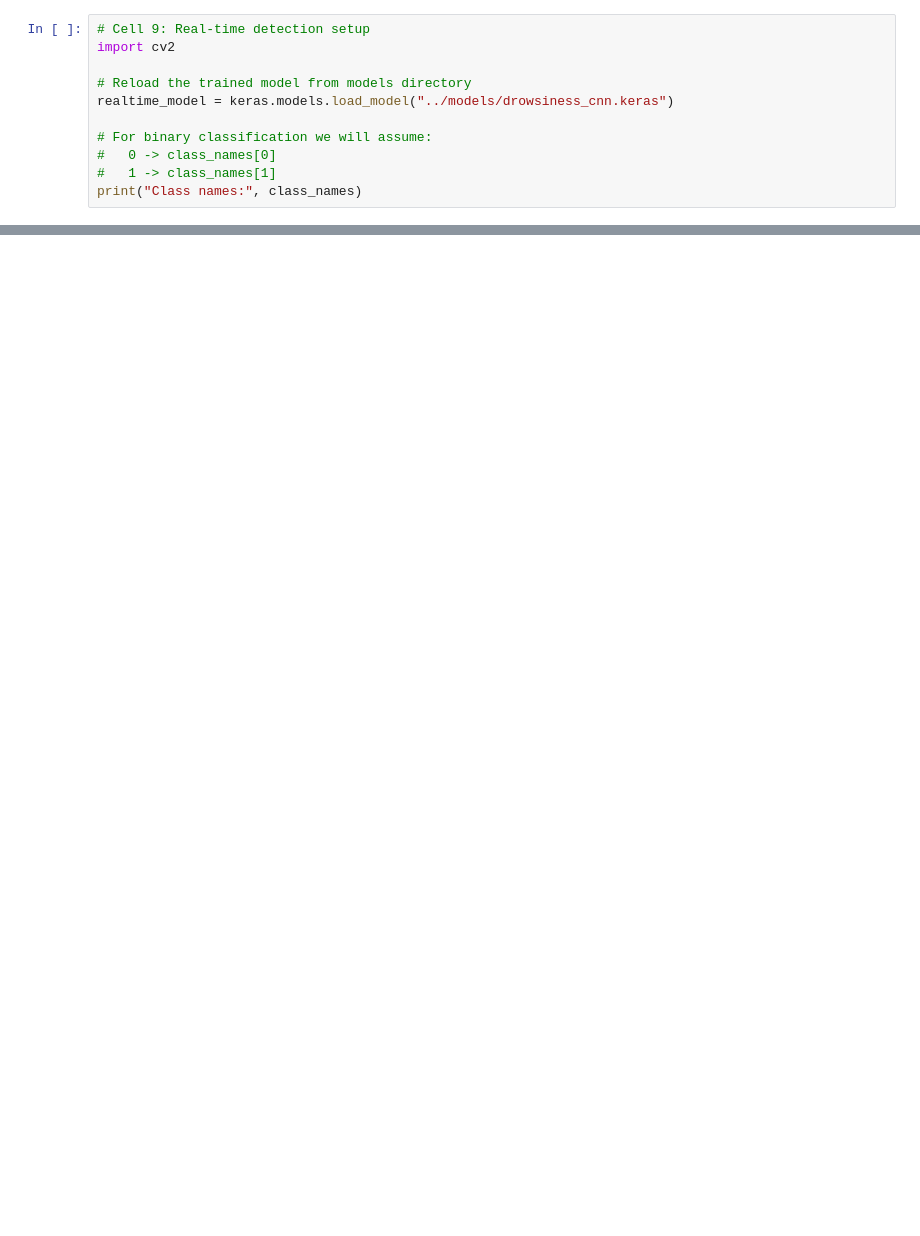
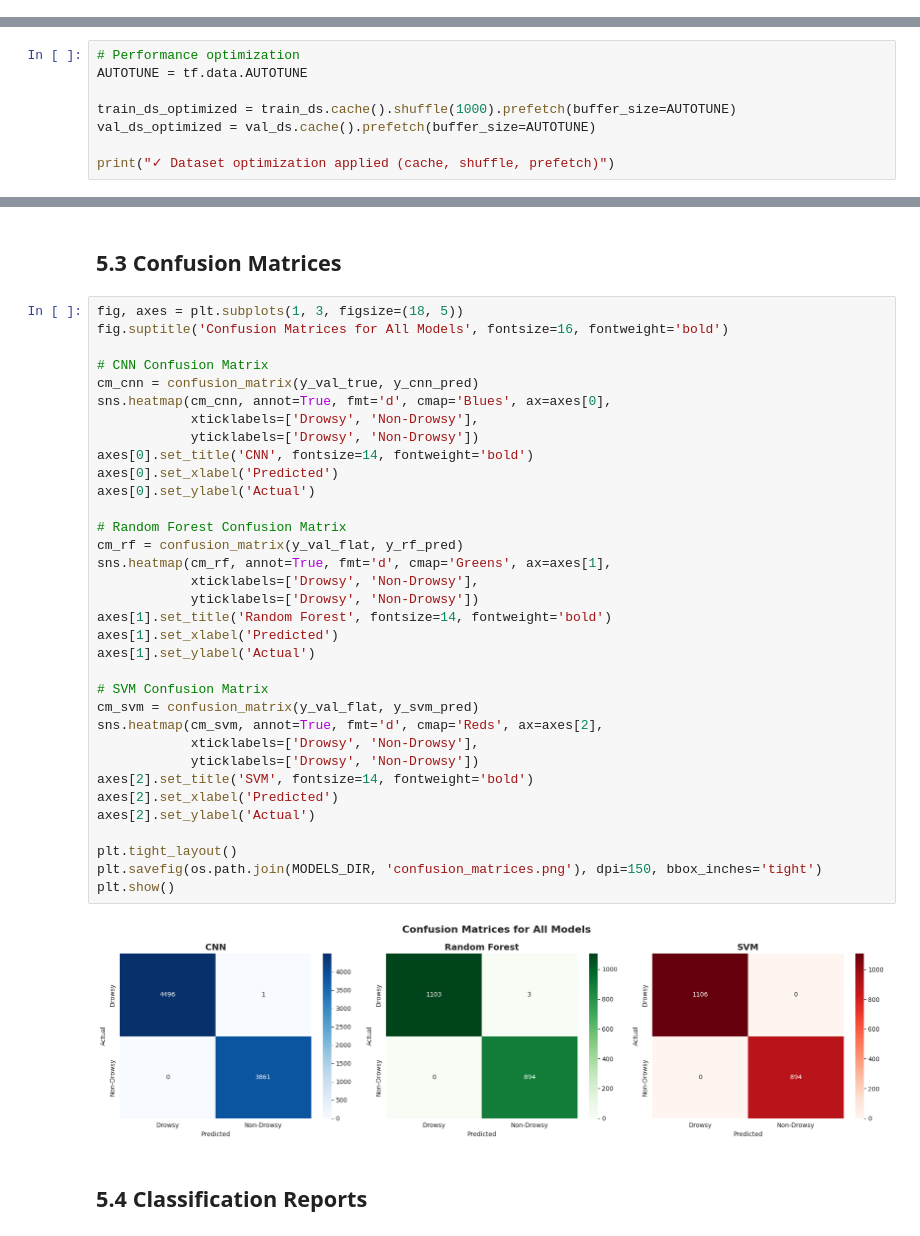
Before and after one commit to rahul6364/Drowsiness-Detection-DL, a Jupyter notebook: notebooks/drowsiness_detection.ipynb, the cells around one changed output, grey strips where cells are left out. Cells and saved outputs as stored; diff of their text form; blank space fills up the shorter version.

```diff
--- a/notebooks/drowsiness_detection.ipynb
+++ b/notebooks/drowsiness_detection.ipynb
@@ -613,11 +0,0 @@ realtime_model = keras.models.load_model("../models/drowsiness_cnn.keras")
-# %%
-# Cell 9: Real-time detection setup
-import cv2
-
-# Reload the trained model from models directory
-realtime_model = keras.models.load_model("../models/drowsiness_cnn.keras")
-
-# For binary classification we will assume:
-#   0 -> class_names[0]
-#   1 -> class_names[1]
-print("Class names:", class_names)
@@ -801,0 +197,8 @@ pci id for fd 109: 10de:1f15, driver (null)
+# %%
+# Performance optimization
+AUTOTUNE = tf.data.AUTOTUNE
+
+train_ds_optimized = train_ds.cache().shuffle(1000).prefetch(buffer_size=AUTOTUNE)
+val_ds_optimized = val_ds.cache().prefetch(buffer_size=AUTOTUNE)
+
+print("✓ Dataset optimization applied (cache, shuffle, prefetch)")
@@ -801,0 +770,40 @@ pci id for fd 109: 10de:1f15, driver (null)
+# %% [markdown]
+## 5.3 Confusion Matrices
+# %%
+fig, axes = plt.subplots(1, 3, figsize=(18, 5))
+fig.suptitle('Confusion Matrices for All Models', fontsize=16, fontweight='bold')
+
+# CNN Confusion Matrix
+cm_cnn = confusion_matrix(y_val_true, y_cnn_pred)
+sns.heatmap(cm_cnn, annot=True, fmt='d', cmap='Blues', ax=axes[0],
+            xticklabels=['Drowsy', 'Non-Drowsy'],
+            yticklabels=['Drowsy', 'Non-Drowsy'])
+axes[0].set_title('CNN', fontsize=14, fontweight='bold')
+axes[0].set_xlabel('Predicted')
+axes[0].set_ylabel('Actual')
+
+# Random Forest Confusion Matrix
+cm_rf = confusion_matrix(y_val_flat, y_rf_pred)
+sns.heatmap(cm_rf, annot=True, fmt='d', cmap='Greens', ax=axes[1],
+            xticklabels=['Drowsy', 'Non-Drowsy'],
+            yticklabels=['Drowsy', 'Non-Drowsy'])
+axes[1].set_title('Random Forest', fontsize=14, fontweight='bold')
+axes[1].set_xlabel('Predicted')
+axes[1].set_ylabel('Actual')
+
+# SVM Confusion Matrix
+cm_svm = confusion_matrix(y_val_flat, y_svm_pred)
+sns.heatmap(cm_svm, annot=True, fmt='d', cmap='Reds', ax=axes[2],
+            xticklabels=['Drowsy', 'Non-Drowsy'],
+            yticklabels=['Drowsy', 'Non-Drowsy'])
+axes[2].set_title('SVM', fontsize=14, fontweight='bold')
+axes[2].set_xlabel('Predicted')
+axes[2].set_ylabel('Actual')
+
+plt.tight_layout()
+plt.savefig(os.path.join(MODELS_DIR, 'confusion_matrices.png'), dpi=150, bbox_inches='tight')
+plt.show()
+# %% [output]
+[figure, added]
+# %% [markdown]
+## 5.4 Classification Reports
```
Also changed, not shown: parts of 73 cells of this notebook.
